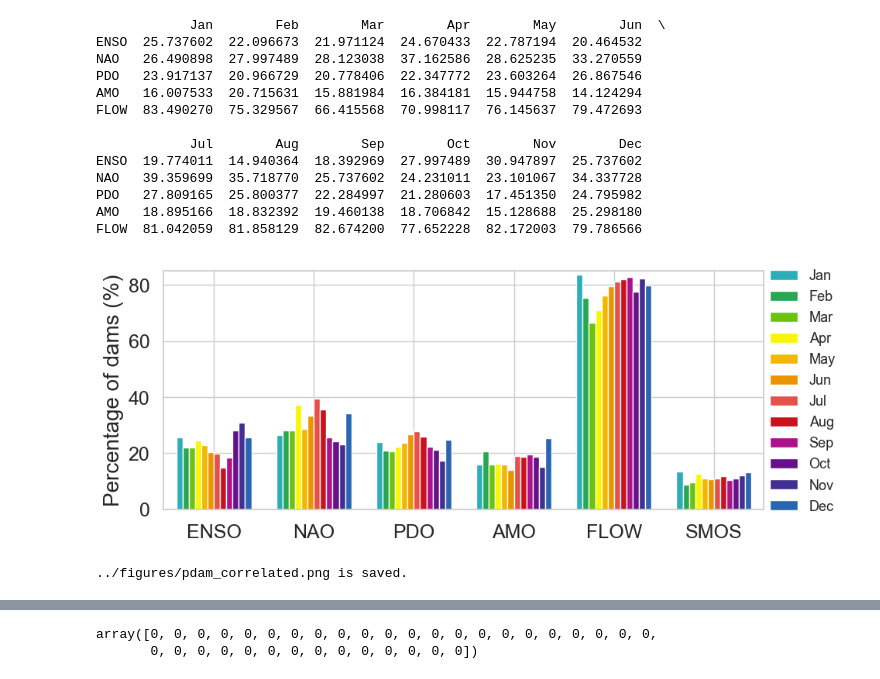
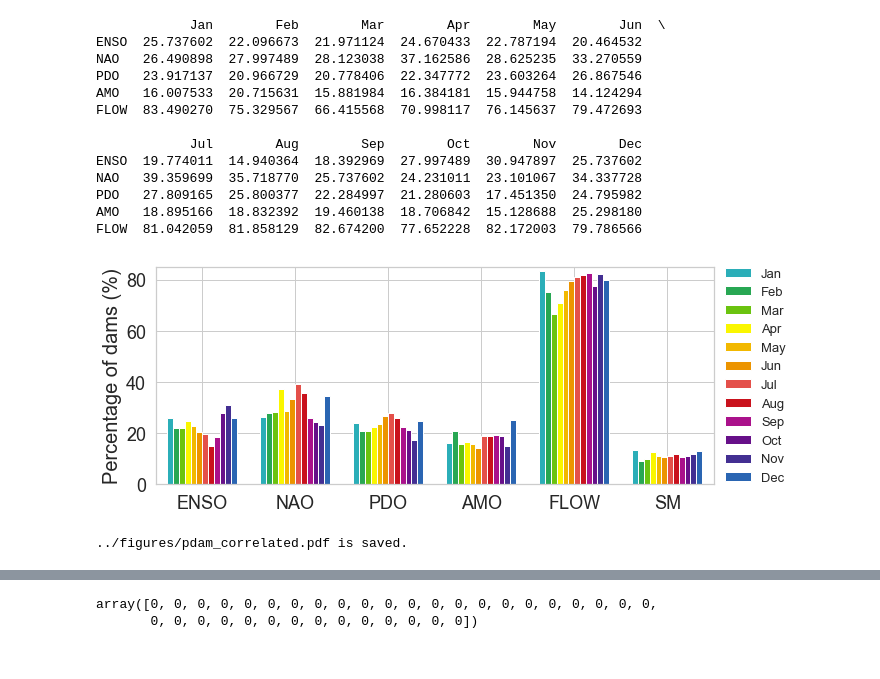
Before and after one commit to gnodnooh/Global_Hydropower, a Jupyter notebook: codes/nmon_mp.ipynb, the cells around one changed output, grey strips where cells are left out. Drawn from its saved outputs; the diff is of its cells as text; code cells hidden in the pictures.

Commit message:
new pdf figures

```diff
--- a/codes/nmon_mp.ipynb
+++ b/codes/nmon_mp.ipynb
@@ -179,7 +179,7 @@ array([[ True, False, False, ..., False, False,  True],
 # %%
 
 strMon = index=['Jan','Feb','Mar','Apr','May','Jun','Jul','Aug','Sep','Oct','Nov','Dec']
-strVar = ['ENSO','NAO','PDO','AMO','FLOW','SMOS']
+strVar = ['ENSO','NAO','PDO','AMO','FLOW','SM']
 df = pd.DataFrame(data1,index=strVar,columns=strMon)/ndam*100
 print(df.head())
 
@@ -260,36 +260,36 @@ sns.set_style("whitegrid")
 ax = df.plot.bar(width=0.75, colormap=cmap)
 # # Dry and Wet
 if False:
     wid = np.array([-0.45, 0.45])
     ax.plot(wid, np.repeat(oni_dry, 2), '--', color='red')
     ax.plot(wid, np.repeat(oni_wet, 2), '--', color='blue')
     ax.plot(wid+1, np.repeat(nao_dry, 2), '--', color='red')
     ax.plot(wid+1, np.repeat(nao_wet, 2), '--', color='blue')
     ax.plot(wid+2, np.repeat(pdo_dry, 2), '--', color='red')
     ax.plot(wid+2, np.repeat(pdo_wet, 2), '--', color='blue')
     ax.plot(wid+3, np.repeat(amo_dry, 2), '--', color='red')
     ax.plot(wid+3, np.repeat(amo_wet, 2), '--', color='blue')
     ax.plot(wid+4, np.repeat(flow_dry, 2), '--', color='red')
     ax.plot(wid+4, np.repeat(flow_wet, 2), '--', color='blue')
     ax.plot(wid+5, np.repeat(swvl_dry, 2), '--', color='red')
     ax.plot(wid+5, np.repeat(swvl_wet, 2), '--', color='blue')
 # Parameters
 ax.set_ylim([0,85])
 ax.set_xlim([-0.5,5.5])
 ax.tick_params(axis='both', which='major', labelsize=18)
 ax.set_ylabel('Percentage of dams (%)', fontsize=20)
 plt.xticks(range(0,6), df.index, rotation='horizontal')
-ax.legend(loc='upper right',bbox_to_anchor=(1.14,1.06), fontsize=13)
+ax.legend(loc='upper right',bbox_to_anchor=(1.15,1.05), fontsize=13, frameon=False)
 plt.tight_layout
 # plt.style.use('seaborn')
 plt.show()
 
 if True:
-    fn_save = '../figures/pdam_correlated.png'
+    fn_save = '../figures/pdam_correlated.pdf'
     ax.figure.savefig(fn_save, bbox_inches='tight')
     print('%s is saved.' % fn_save)
 # %% [output]
-[figure, old version]
+[figure, new version]
-../figures/pdam_correlated.png is saved.
+../figures/pdam_correlated.pdf is saved.
 # %%
 ax.figure.
```
Also changed, not shown: parts of 1 cell of this notebook, 7 other files.
